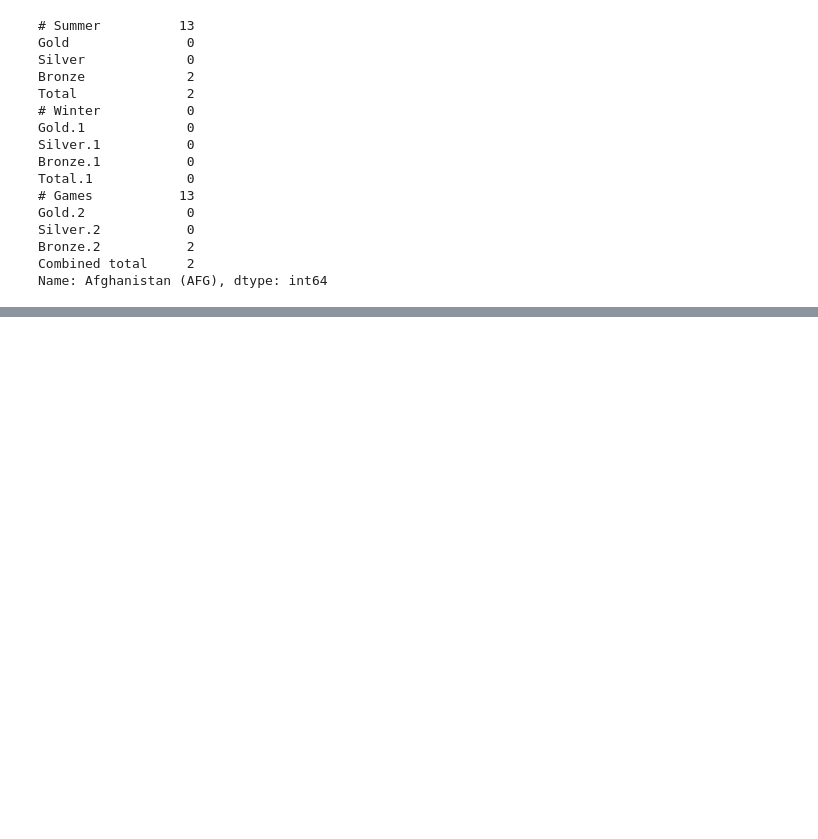
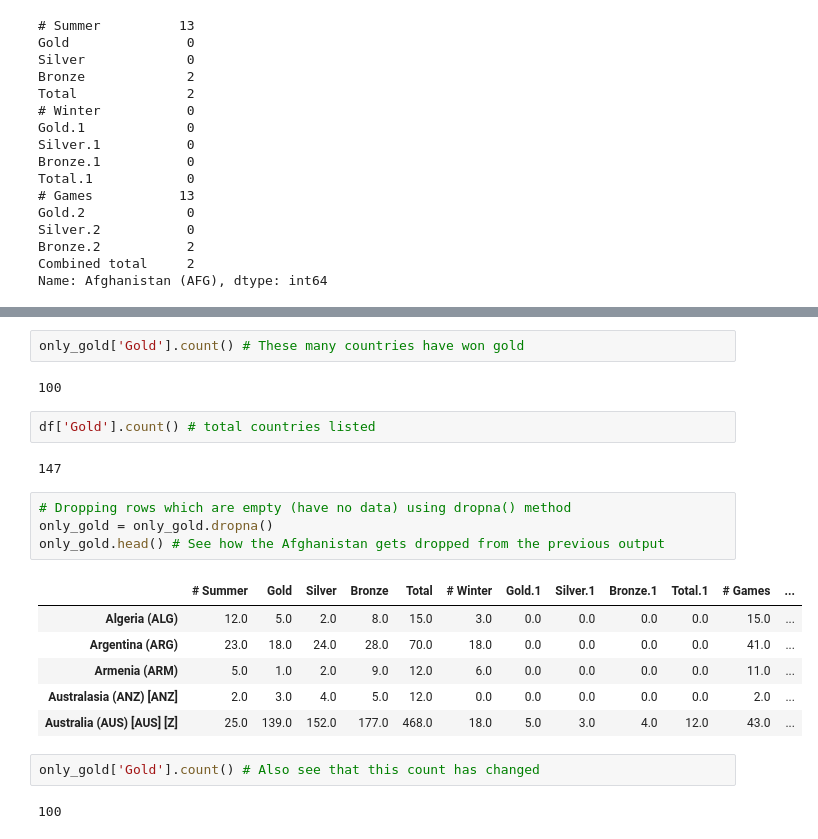
Before and after one commit to DexterPOSH/pythonlearning, a Jupyter notebook: Basic_data_processing_with_Pandas.ipynb, the cells around one changed output, grey strips where cells are left out. Cells and saved outputs as stored; diff of their text form; blank space fills up the shorter version.

Commit message:
Updates Basic_data_processing_with_Pandas

```diff
--- a/Basic_data_processing_with_Pandas.ipynb
+++ b/Basic_data_processing_with_Pandas.ipynb
@@ -617,0 +702,23 @@ Name: Afghanistan (AFG), dtype: int64
+# %%
+only_gold['Gold'].count() # These many countries have won gold
+# %% [output]
+100
+# %%
+df['Gold'].count() # total countries listed
+# %% [output]
+147
+# %%
+# Dropping rows which are empty (have no data) using dropna() method
+only_gold = only_gold.dropna()
+only_gold.head() # See how the Afghanistan gets dropped from the previous output
+# %% [output]
+|  | # Summer | Gold | Silver | Bronze | Total | # Winter | Gold.1 | Silver.1 | Bronze.1 | Total.1 | # Games | ... |
+| Algeria (ALG) | 12.0 | 5.0 | 2.0 | 8.0 | 15.0 | 3.0 | 0.0 | 0.0 | 0.0 | 0.0 | 15.0 | ... |
+| Argentina (ARG) | 23.0 | 18.0 | 24.0 | 28.0 | 70.0 | 18.0 | 0.0 | 0.0 | 0.0 | 0.0 | 41.0 | ... |
+| Armenia (ARM) | 5.0 | 1.0 | 2.0 | 9.0 | 12.0 | 6.0 | 0.0 | 0.0 | 0.0 | 0.0 | 11.0 | ... |
+| Australasia (ANZ) [ANZ] | 2.0 | 3.0 | 4.0 | 5.0 | 12.0 | 0.0 | 0.0 | 0.0 | 0.0 | 0.0 | 2.0 | ... |
+| Australia (AUS) [AUS] [Z] | 25.0 | 139.0 | 152.0 | 177.0 | 468.0 | 18.0 | 5.0 | 3.0 | 4.0 | 12.0 | 43.0 | ... |
+# %%
+only_gold['Gold'].count() # Also see that this count has changed
+# %% [output]
+100
```
Also changed, not shown: parts of 39 cells of this notebook.
